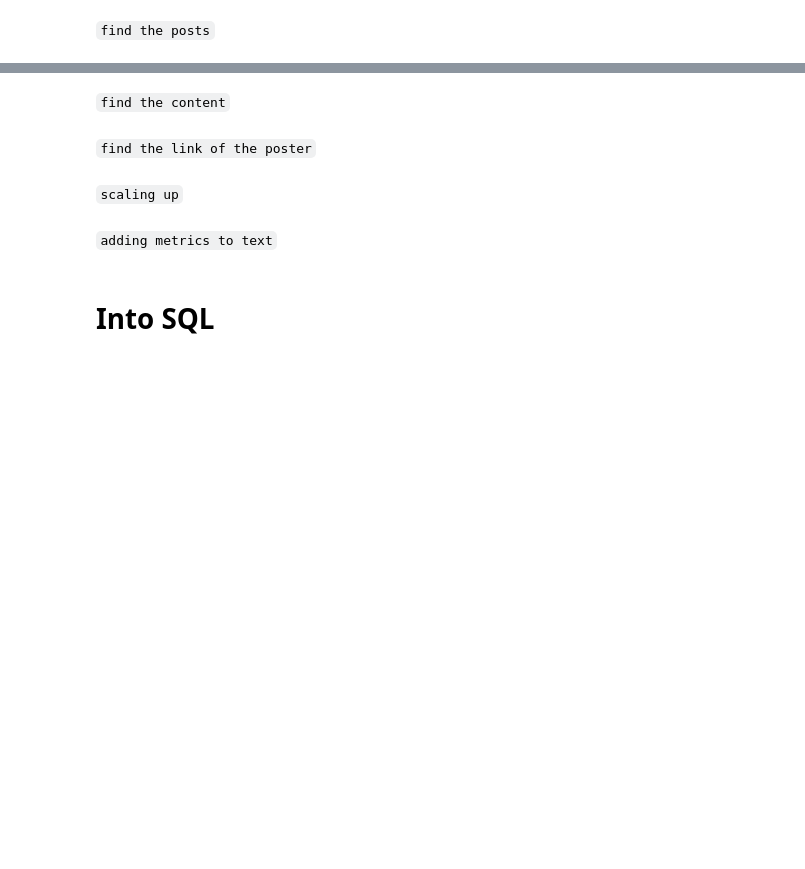
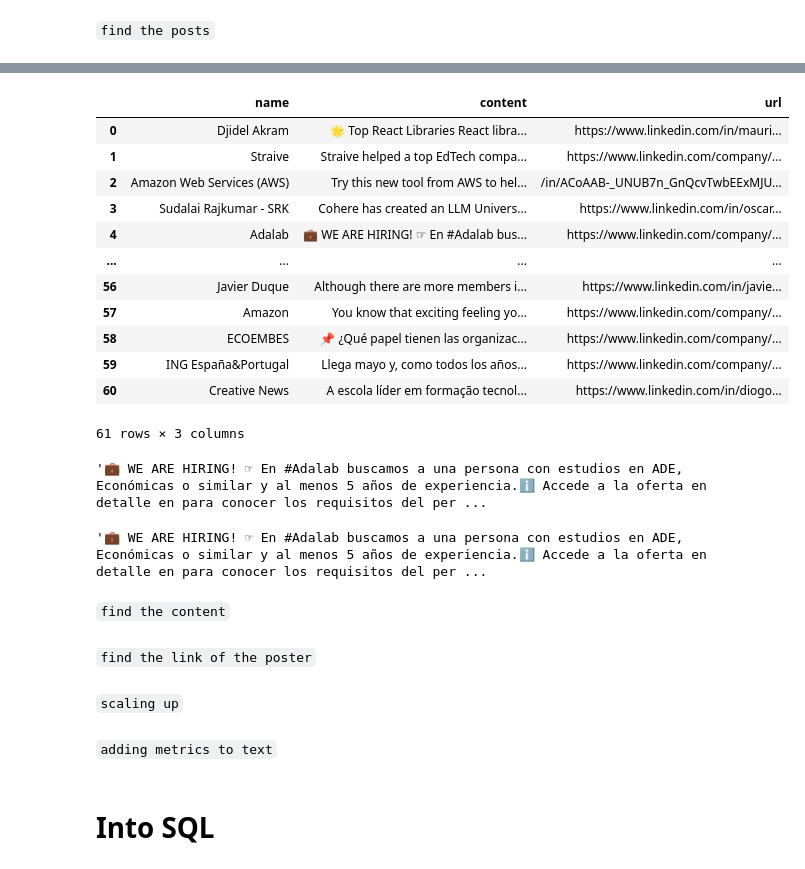
Before and after one commit to Ironhack-data-bcn-feb-2023/lectures, a Jupyter notebook: 34. Selenium.ipynb, the cells around one changed output, grey strips where cells are left out. Drawn from its saved outputs; the diff is of its cells as text; code cells hidden in the pictures; blank space fills up the shorter version.

```diff
--- a/34. Selenium.ipynb
+++ b/34. Selenium.ipynb
@@ -211,2 +196,5 @@ feed
 # %% [markdown]
 `find the posts`
+# %%
+posts = soup.find_all("div", {"class":"relative"})
+posts[5] # 0-4, post#1
@@ -213,3 +247,53 @@ feed
+# %%
+def get_name_content (elemento):
+
+    nombre = elemento.find("span", {"dir":"ltr"}).getText().strip()
+    content = elemento.find("span", {"class": "break-words"}).getText().strip()
+    url = elemento.find_all("a")[0].get("href").split("?")[0]
+
+    dict_ = {
+        "name": nombre,
+        "content": content,
+        "url": url
+    }
+
+    return dict_
+# %%
+new_list = []
+for i in posts:
+    try:
+        new = get_name_content(i)
+        if new["name"] != new["content"]:
+            if new not in new_list:
+                new_list.append(new)
+
+    except:
+        pass
+df = pd.DataFrame(new_list)
+df.drop_duplicates(inplace=True)
+df
+# %% [output]
+|  | name | content | url |
+| 0 | Djidel Akram | 🌟 Top React Libraries React libra... | https://www.linkedin.com/in/mauri... |
+| 1 | Straive | Straive helped a top EdTech compa... | https://www.linkedin.com/company/... |
+| 2 | Amazon Web Services (AWS) | Try this new tool from AWS to hel... | /in/ACoAAB-_UNUB7n_GnQcvTwbEExMJU... |
+| 3 | Sudalai Rajkumar - SRK | Cohere has created an LLM Univers... | https://www.linkedin.com/in/oscar... |
+| 4 | Adalab | 💼 WE ARE HIRING! ☞ En #Adalab bus... | https://www.linkedin.com/company/... |
+| ... | ... | ... | ... |
+| 56 | Javier Duque | Although there are more members i... | https://www.linkedin.com/in/javie... |
+| 57 | Amazon | You know that exciting feeling yo... | https://www.linkedin.com/company/... |
+| 58 | ECOEMBES | 📌 ¿Qué papel tienen las organizac... | https://www.linkedin.com/company/... |
+| 59 | ING España&Portugal | Llega mayo y, como todos los años... | https://www.linkedin.com/company/... |
+| 60 | Creative News | A escola líder em formação tecnol... | https://www.linkedin.com/in/diogo... |
+61 rows × 3 columns
+# %%
+df.loc[4]["content"]
+# %% [output]
+'💼 WE ARE HIRING! ☞ En #Adalab buscamos a una persona con estudios en ADE, Económicas o similar y al menos 5 años de experiencia.ℹ️ Accede a la oferta en detalle en para conocer los requisitos del per ...
+# %%
+df.iloc[4]["content"]
+# %% [output]
+'💼 WE ARE HIRING! ☞ En #Adalab buscamos a una persona con estudios en ADE, Económicas o similar y al menos 5 años de experiencia.ℹ️ Accede a la oferta en detalle en para conocer los requisitos del per ...
 # %% [markdown]
 `find the content`
 # %% [markdown]
```
Also changed, not shown: parts of 36 cells of this notebook.
